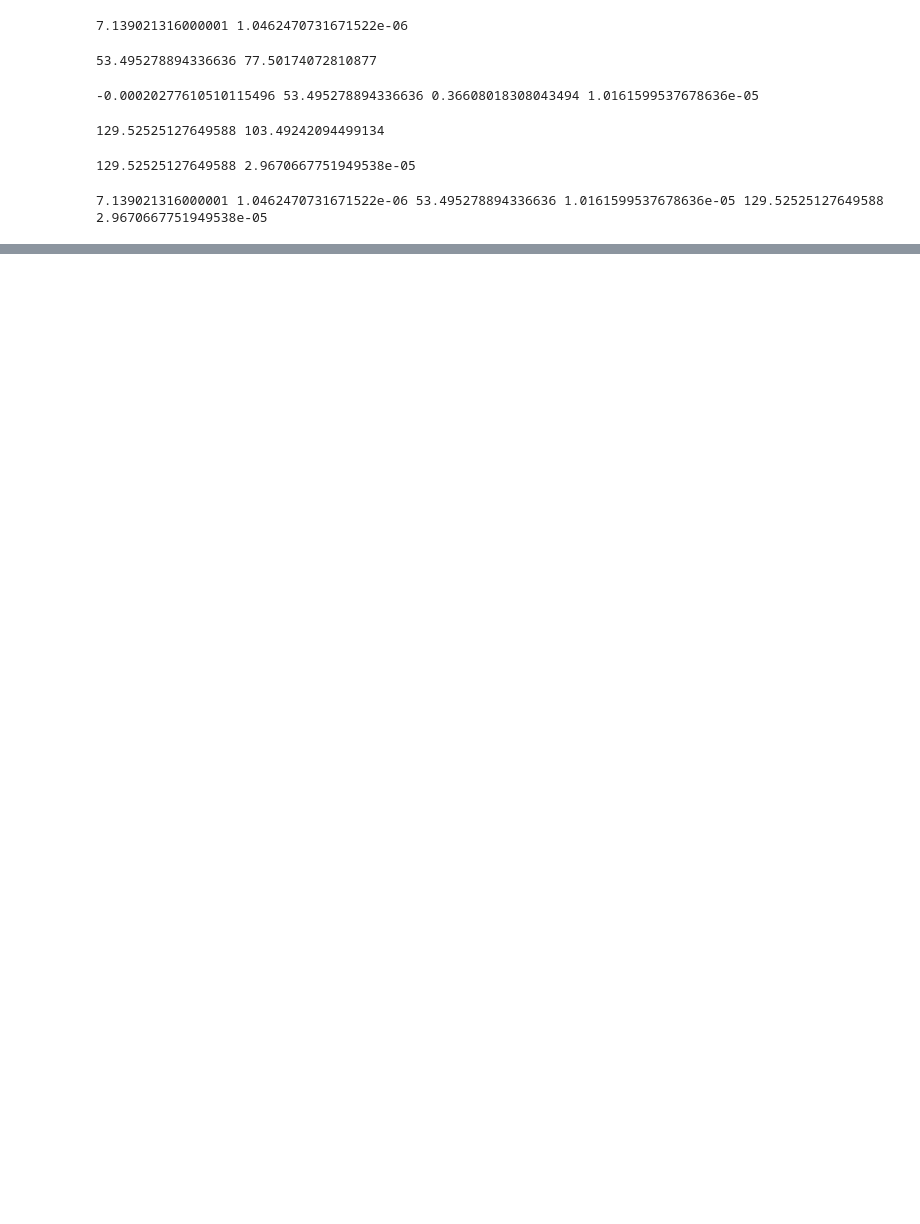
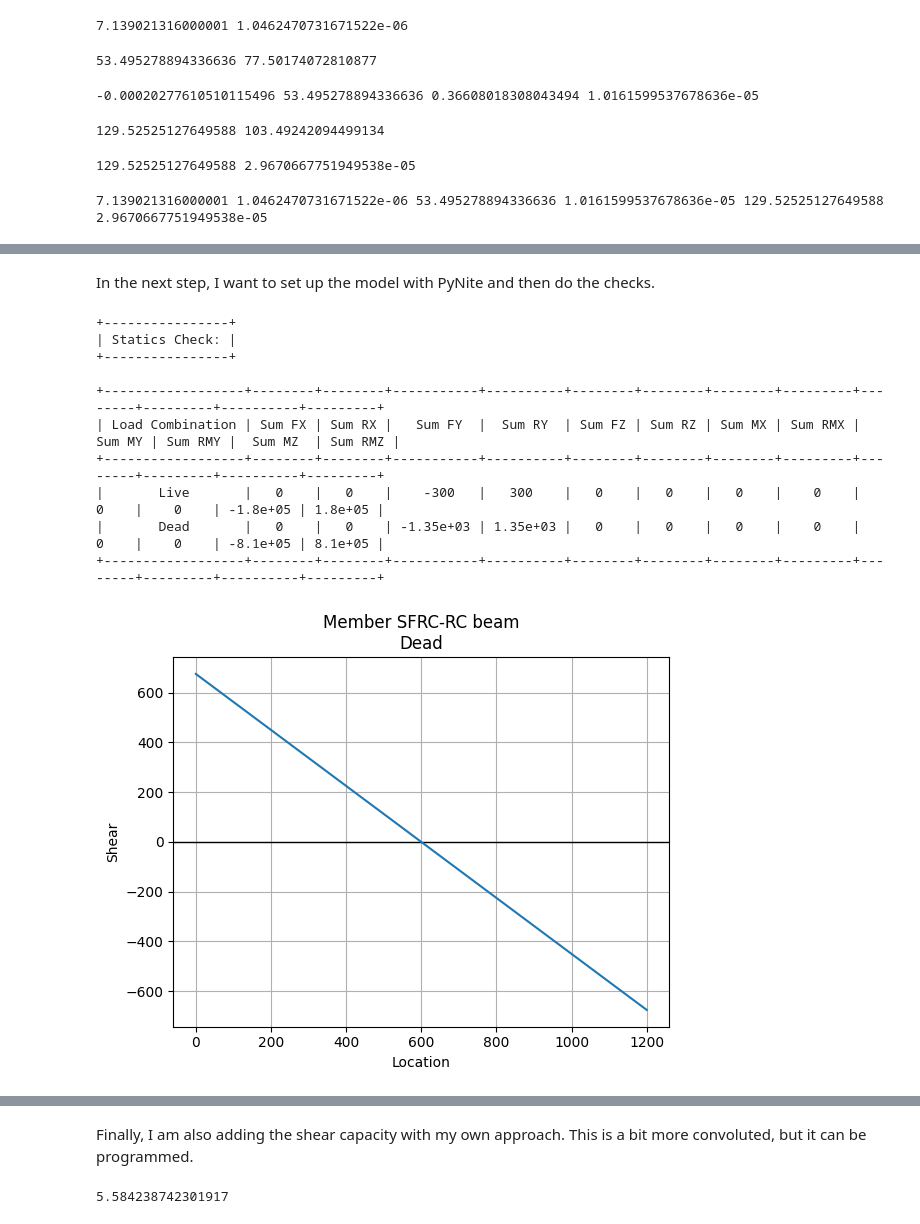
Before and after one commit to elantsoght/Major_Project_SFRC-RC, a Jupyter notebook: project.ipynb, the cells around one changed output, grey strips where cells are left out. Drawn from its saved outputs; the diff is of its cells as text; code cells hidden in the pictures; blank space fills up the shorter version.

```diff
--- a/project.ipynb
+++ b/project.ipynb
@@ -262,0 +267,48 @@ SFRC.momentcurvatureSFRC(fc= 28, daggmax= 16, fy = 400, As= 226, rhof = 1, Vf =
+# %% [markdown]
+In the next step, I want to set up the model with PyNite and then do the checks.
+# %%
+    E = 57000/12*math.sqrt(fc)
+    Iz = b*h**3/12
+    selfweight = 25*b/1000*h/1000
+    beam_dict = {'Name': 'SFRC-RC beam',
+    'L': 1200,
+    'E': E,
+    'Iz': Iz,
+    'Iy': 1.0,
+    'A': b*h,
+    'J': 1,
+    'nu': 1,
+    'rho': 25,
+    'Supports': {0: 'P', 1200: 'R'},
+    'Loads': [{'Type': 'Point',
+    'Direction': 'Fy',
+    'Magnitude': -300,
+    'Location': 600,
+    'Case': 'Live'}, {'Type': 'Dist',
+    'Direction': 'Fy',
+    'Start Magnitude': -selfweight,
+    'End Magnitude': -selfweight,
+    'Start Location': 0.0,
+    'End Location': 1200,
+    'Case': 'Dead'},
+    ]}
+
+    beam_model = beams.build_beam(beam_dict)
+    beam_model.analyze(check_statics=True)
+
+    beam_model.Members['SFRC-RC beam'].plot_shear(Direction="Fy", combo_name="Dead", n_points=100)
+    beam_model.Members['SFRC-RC beam'].plot_moment(Direction="Mz", combo_name="Dead", n_points=100)
+    beam_model.Members['SFRC-RC beam'].plot_shear(Direction="Fy", combo_name="Live", n_points=100)
+    beam_model.Members['SFRC-RC beam'].plot_moment(Direction="Mz", combo_name="Live", n_points=100)
+# %% [output]
++----------------+
+| Statics Check: |
++----------------+
+
++------------------+--------+--------+-----------+----------+--------+--------+--------+---------+--------+---------+----------+---------+
+| Load Combination | Sum FX | Sum RX |   Sum FY  |  Sum RY  | Sum FZ | Sum RZ | Sum MX | Sum RMX | Sum MY | Sum RMY |  Sum MZ  | Sum RMZ |
++------------------+--------+--------+-----------+----------+--------+--------+--------+---------+--------+---------+----------+---------+
+|       Live       |   0    |   0    |    -300   |   300    |   0    |   0    |   0    |    0    |   0    |    0    | -1.8e+05 | 1.8e+05 |
+|       Dead       |   0    |   0    | -1.35e+03 | 1.35e+03 |   0    |   0    |   0    |    0    |   0    |    0    | -8.1e+05 | 8.1e+05 |
++------------------+--------+--------+-----------+----------+--------+--------+--------+---------+--------+---------+----------+---------+
+[figure, added]
@@ -262,0 +324,15 @@ SFRC.momentcurvatureSFRC(fc= 28, daggmax= 16, fy = 400, As= 226, rhof = 1, Vf =
+# %% [markdown]
+Finally, I am also adding the shear capacity with my own approach. This is a bit more convoluted, but it can be programmed.
+# %%
+# calculation of dowel action
+
+bn=b-ns*phibar
+if bn <= 0:
+    bn=b-ns/2*phibar
+else:
+    bn = bn
+
+Vd=1.64*bn*phibar*fc**(1/3)*1/1000 #in kN
+Vd
+# %% [output]
+5.584238742301917
```
Also changed, not shown: parts of 14 cells of this notebook, 3 other files.
